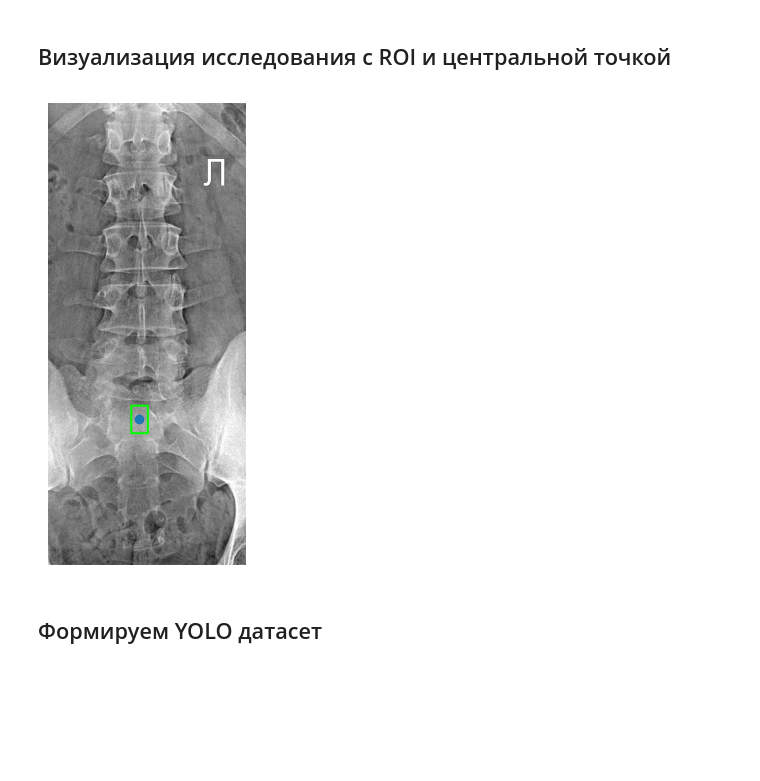
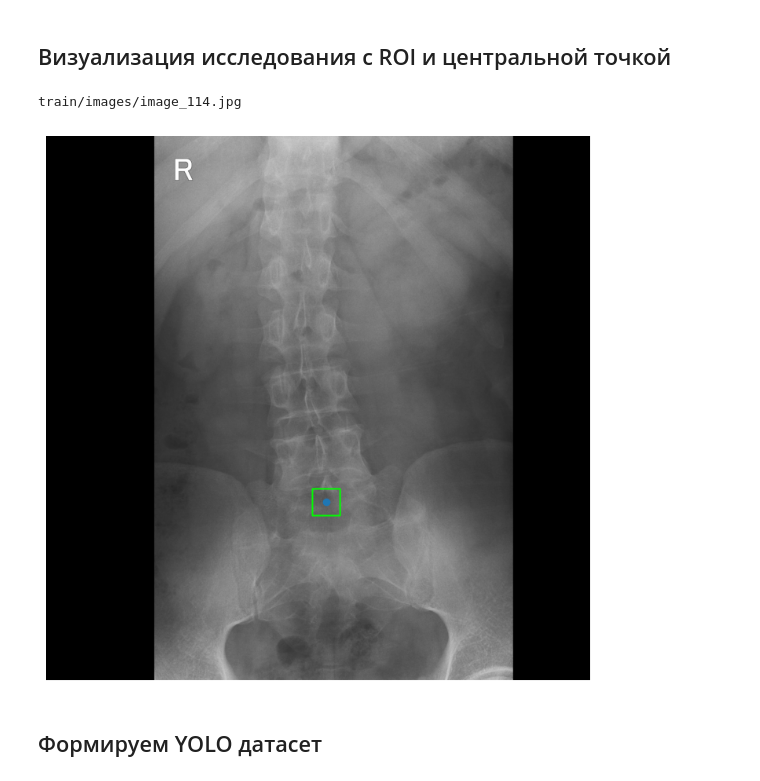
Before and after one commit to almanelis/spina_bifida, a Jupyter notebook: train_detection_model.ipynb, the cells around one changed output. Drawn from its saved outputs; the diff is of its cells as text; code cells hidden in the pictures; blank space fills up the shorter version.

Commit message:
modified train detection nitebook

```diff
--- a/train_detection_model.ipynb
+++ b/train_detection_model.ipynb
@@ -17,6 +14,18 @@ train_df = pd.read_excel(r'train/train.xlsx')
 # Оставляем только класс с наличием патологии, т.к.
 # только он содержит annotation
 train_df = train_df[train_df['pathology'] == 1]
+train_df["id"] = train_df["ID"].apply(
+    lambda filename: int(filename.replace("image_", "").split(".")[0])
+)
+train_df.drop(
+    columns=[
+        "Unnamed: 0.1",
+        "Unnamed: 0",
+        "ID",
+    ],
+    inplace=True,
+)
+train_df.index = train_df["id"]
 
 print(f'Количество исследований: {len(train_df)}')
 train_df.head()
@@ -31,34 +41,36 @@ train_df.head()
 # %% [markdown]
 ## Визуализация исследования с ROI и центральной точкой
 # %%
-idx = 16
+idx = 114
 
 # Загрузка изображения и JSON
-image_path = train_df['image_path'][idx]
-json_path = train_df['annotation_path_label'][idx]
+image_path = train_df.loc[idx]['image_path']
+json_path = train_df.loc[idx]['annotation_path_label']
 
+print(image_path)
 image = cv2.imread(image_path)
 image = cv2.cvtColor(image, cv2.COLOR_BGR2RGB)  # Конвертация в RGB для корректного отображения
 with open(json_path, 'r') as f:
     data = json.load(f)
 
 # Извлечение координат bbox
 bbox = data['annotations'][0]['bbox']
 x, y, w, h = map(int, bbox)
 x_center = x + (w/2)
 y_center = y + (h/2)
 
 # Рисование прямоугольника
-cv2.rectangle(image, (x, y), (x + w, y + h), (0, 255, 0), 10)
+cv2.rectangle(image, (x, y), (x + w, y + h), (0, 255, 0), 6)
 
 # Отображение с помощью matplotlib
-plt.figure(figsize=(9, 6))
+plt.figure(figsize=(12, 9))
 plt.scatter(x_center, y_center)
 plt.imshow(image)
 plt.axis('off')
 plt.show()
 # %% [output]
+train/images/image_114.jpg
-[figure, old version]
+[figure, new version]
 # %% [markdown]
 ## Формируем YOLO датасет
 # %%
```
Also changed, not shown: parts of 7 cells of this notebook, 19 other files.
